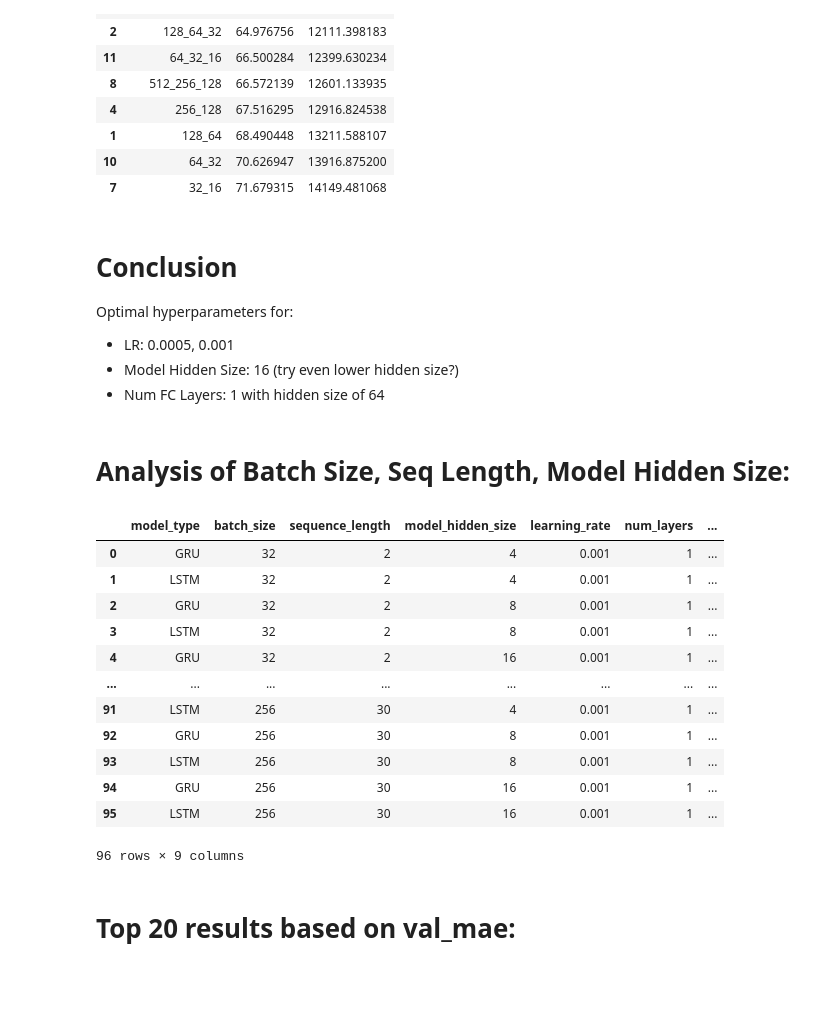
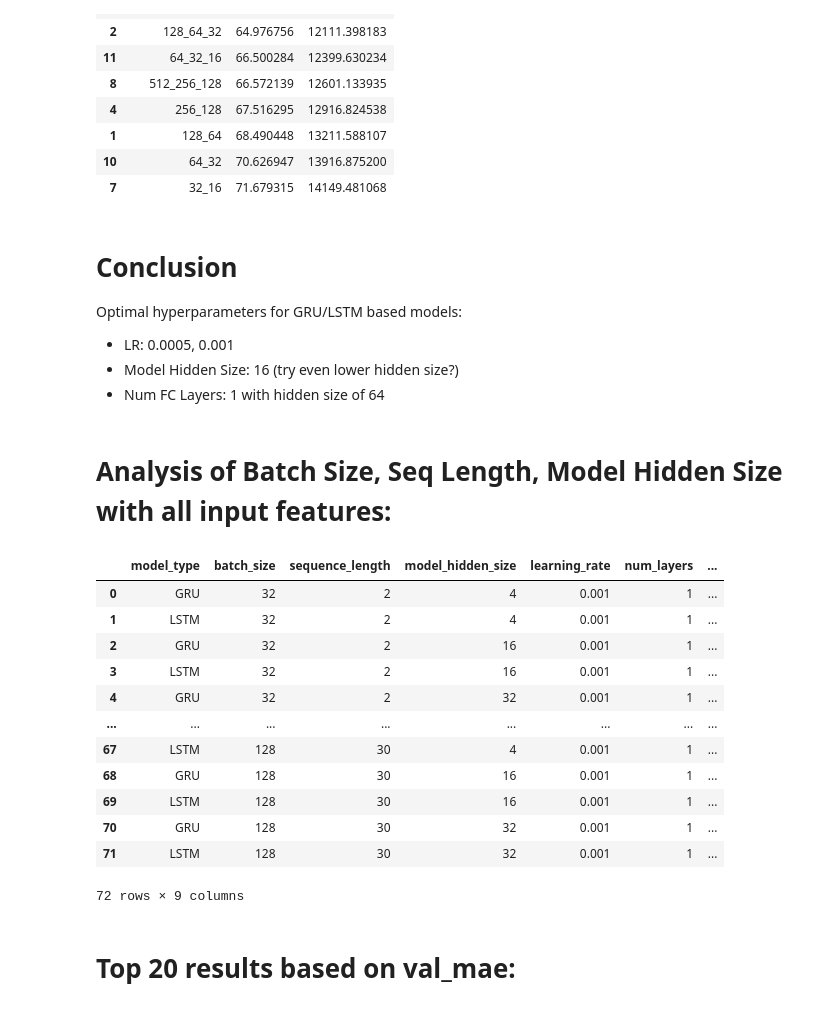
Before and after one commit to ZhiZhangT/FareCaster, a Jupyter notebook: hyperparam_results_lstm_gru_analysis.ipynb, the cells around one changed output. Drawn from its saved outputs; the diff is of its cells as text; code cells hidden in the pictures; blank space fills up the shorter version.

Commit message:
clean up hyperparameters grid search results

```diff
--- a/hyperparam_results.ipynb
+++ b/hyperparam_results_lstm_gru_analysis.ipynb
@@ -171,31 +173,31 @@ display(grouped_df_sorted_hidden_sizes)
 # %% [markdown]
 # Conclusion
 
-Optimal hyperparameters for:
+Optimal hyperparameters for GRU/LSTM based models:
 - LR: 0.0005, 0.001
 - Model Hidden Size: 16 (try even lower hidden size?)
 - Num FC Layers: 1 with hidden size of 64
 # %% [markdown]
-# Analysis of Batch Size, Seq Length, Model Hidden Size:
+# Analysis of Batch Size, Seq Length, Model Hidden Size with all input features:
 # %%
-filepath = "hyperparam_results_2.csv"
+filepath = "hyperparam_results/hyperparam_results_seqlen_modelhiddensize_batchsize.csv"
 df = pd.read_csv(filepath)
 
 display(df)
 # %% [output]
 |  | model_type | batch_size | sequence_length | model_hidden_size | learning_rate | num_layers | ... |
 | 0 | GRU | 32 | 2 | 4 | 0.001 | 1 | ... |
 | 1 | LSTM | 32 | 2 | 4 | 0.001 | 1 | ... |
-| 2 | GRU | 32 | 2 | 8 | 0.001 | 1 | ... |
-| 3 | LSTM | 32 | 2 | 8 | 0.001 | 1 | ... |
-| 4 | GRU | 32 | 2 | 16 | 0.001 | 1 | ... |
+| 2 | GRU | 32 | 2 | 16 | 0.001 | 1 | ... |
+| 3 | LSTM | 32 | 2 | 16 | 0.001 | 1 | ... |
+| 4 | GRU | 32 | 2 | 32 | 0.001 | 1 | ... |
 | ... | ... | ... | ... | ... | ... | ... | ... |
-| 91 | LSTM | 256 | 30 | 4 | 0.001 | 1 | ... |
-| 92 | GRU | 256 | 30 | 8 | 0.001 | 1 | ... |
-| 93 | LSTM | 256 | 30 | 8 | 0.001 | 1 | ... |
-| 94 | GRU | 256 | 30 | 16 | 0.001 | 1 | ... |
-| 95 | LSTM | 256 | 30 | 16 | 0.001 | 1 | ... |
+| 67 | LSTM | 128 | 30 | 4 | 0.001 | 1 | ... |
+| 68 | GRU | 128 | 30 | 16 | 0.001 | 1 | ... |
+| 69 | LSTM | 128 | 30 | 16 | 0.001 | 1 | ... |
+| 70 | GRU | 128 | 30 | 32 | 0.001 | 1 | ... |
+| 71 | LSTM | 128 | 30 | 32 | 0.001 | 1 | ... |
-96 rows × 9 columns
+72 rows × 9 columns
 # %% [markdown]
 # Top 20 results based on val_mae:
 # %%
```
Also changed, not shown: parts of 28 cells of this notebook, 12 other files.
